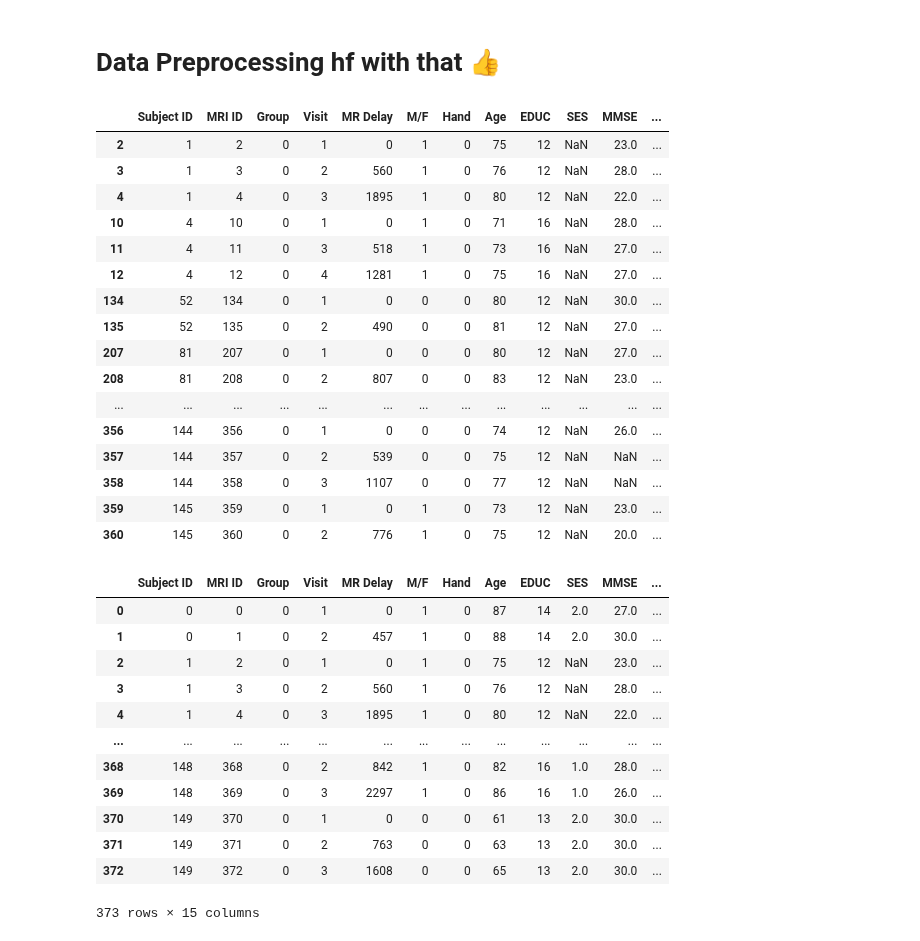
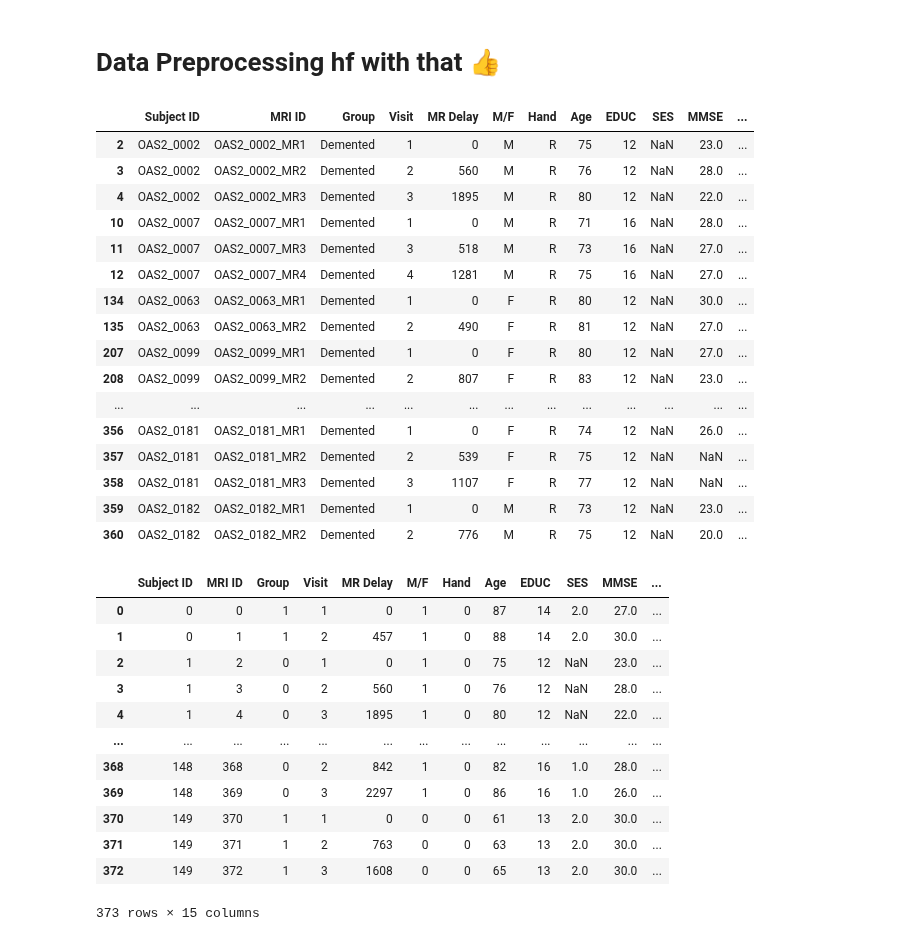
Before and after one commit to AshWz-Uni/CSS2-2025, a Jupyter notebook: datastuff.ipynb, the cells around one changed output. Drawn from its saved outputs; the diff is of its cells as text; code cells hidden in the pictures.

```diff
--- a/datastuff.ipynb
+++ b/datastuff.ipynb
@@ -12,7 +12,6 @@ from sklearn.preprocessing import LabelEncoder
 from sklearn.impute import SimpleImputer
 # %%
 #reading the dataset
-path = Path("oasis_longitudinal_demographics_data.csv")
-df = pd.read_csv(path)
+df = pd.read_csv("https://raw.githubusercontent.com/AshWz-Uni/CSS2-2025/refs/heads/preprocessing/oasis_longitudinal_demographics_data.csv?token=GHSAT0AAAAAADBPJ53TPNGIJR57ZTYG3BA6Z7NA2SA")
 df.head()
 # %% [output]
@@ -175,43 +178,44 @@ plt.show()
 display(df[df.isna().any(axis=1)])
 # %% [output]
 |  | Subject ID | MRI ID | Group | Visit | MR Delay | M/F | Hand | Age | EDUC | SES | MMSE | ... |
-| 2 | 1 | 2 | 0 | 1 | 0 | 1 | 0 | 75 | 12 | NaN | 23.0 | ... |
-| 3 | 1 | 3 | 0 | 2 | 560 | 1 | 0 | 76 | 12 | NaN | 28.0 | ... |
-| 4 | 1 | 4 | 0 | 3 | 1895 | 1 | 0 | 80 | 12 | NaN | 22.0 | ... |
-| 10 | 4 | 10 | 0 | 1 | 0 | 1 | 0 | 71 | 16 | NaN | 28.0 | ... |
-| 11 | 4 | 11 | 0 | 3 | 518 | 1 | 0 | 73 | 16 | NaN | 27.0 | ... |
-| 12 | 4 | 12 | 0 | 4 | 1281 | 1 | 0 | 75 | 16 | NaN | 27.0 | ... |
-| 134 | 52 | 134 | 0 | 1 | 0 | 0 | 0 | 80 | 12 | NaN | 30.0 | ... |
-| 135 | 52 | 135 | 0 | 2 | 490 | 0 | 0 | 81 | 12 | NaN | 27.0 | ... |
-| 207 | 81 | 207 | 0 | 1 | 0 | 0 | 0 | 80 | 12 | NaN | 27.0 | ... |
-| 208 | 81 | 208 | 0 | 2 | 807 | 0 | 0 | 83 | 12 | NaN | 23.0 | ... |
+| 2 | OAS2_0002 | OAS2_0002_MR1 | Demented | 1 | 0 | M | R | 75 | 12 | NaN | 23.0 | ... |
+| 3 | OAS2_0002 | OAS2_0002_MR2 | Demented | 2 | 560 | M | R | 76 | 12 | NaN | 28.0 | ... |
+| 4 | OAS2_0002 | OAS2_0002_MR3 | Demented | 3 | 1895 | M | R | 80 | 12 | NaN | 22.0 | ... |
+| 10 | OAS2_0007 | OAS2_0007_MR1 | Demented | 1 | 0 | M | R | 71 | 16 | NaN | 28.0 | ... |
+| 11 | OAS2_0007 | OAS2_0007_MR3 | Demented | 3 | 518 | M | R | 73 | 16 | NaN | 27.0 | ... |
+| 12 | OAS2_0007 | OAS2_0007_MR4 | Demented | 4 | 1281 | M | R | 75 | 16 | NaN | 27.0 | ... |
+| 134 | OAS2_0063 | OAS2_0063_MR1 | Demented | 1 | 0 | F | R | 80 | 12 | NaN | 30.0 | ... |
+| 135 | OAS2_0063 | OAS2_0063_MR2 | Demented | 2 | 490 | F | R | 81 | 12 | NaN | 27.0 | ... |
+| 207 | OAS2_0099 | OAS2_0099_MR1 | Demented | 1 | 0 | F | R | 80 | 12 | NaN | 27.0 | ... |
+| 208 | OAS2_0099 | OAS2_0099_MR2 | Demented | 2 | 807 | F | R | 83 | 12 | NaN | 23.0 | ... |
 | ... | ... | ... | ... | ... | ... | ... | ... | ... | ... | ... | ... | ... |
-| 356 | 144 | 356 | 0 | 1 | 0 | 0 | 0 | 74 | 12 | NaN | 26.0 | ... |
-| 357 | 144 | 357 | 0 | 2 | 539 | 0 | 0 | 75 | 12 | NaN | NaN | ... |
-| 358 | 144 | 358 | 0 | 3 | 1107 | 0 | 0 | 77 | 12 | NaN | NaN | ... |
-| 359 | 145 | 359 | 0 | 1 | 0 | 1 | 0 | 73 | 12 | NaN | 23.0 | ... |
-| 360 | 145 | 360 | 0 | 2 | 776 | 1 | 0 | 75 | 12 | NaN | 20.0 | ... |
+| 356 | OAS2_0181 | OAS2_0181_MR1 | Demented | 1 | 0 | F | R | 74 | 12 | NaN | 26.0 | ... |
+| 357 | OAS2_0181 | OAS2_0181_MR2 | Demented | 2 | 539 | F | R | 75 | 12 | NaN | NaN | ... |
+| 358 | OAS2_0181 | OAS2_0181_MR3 | Demented | 3 | 1107 | F | R | 77 | 12 | NaN | NaN | ... |
+| 359 | OAS2_0182 | OAS2_0182_MR1 | Demented | 1 | 0 | M | R | 73 | 12 | NaN | 23.0 | ... |
+| 360 | OAS2_0182 | OAS2_0182_MR2 | Demented | 2 | 776 | M | R | 75 | 12 | NaN | 20.0 | ... |
 # %%
 encoder = LabelEncoder()
-imputer = SimpleImputer(strategy="median")
 
+#encoding the necessary values for the correct data types
 df["Group"] = df["Group"].apply(lambda x: 1 if x == 'Nondemented' else 0)
 df["Subject ID"] = encoder.fit_transform(df["Subject ID"])
 df["MRI ID"] = encoder.fit_transform(df["MRI ID"])
 df["M/F"] = encoder.fit_transform(df["M/F"])
 df["Hand"] = encoder.fit_transform(df["Hand"])
+
 display(df)
 # %% [output]
 |  | Subject ID | MRI ID | Group | Visit | MR Delay | M/F | Hand | Age | EDUC | SES | MMSE | ... |
-| 0 | 0 | 0 | 0 | 1 | 0 | 1 | 0 | 87 | 14 | 2.0 | 27.0 | ... |
-| 1 | 0 | 1 | 0 | 2 | 457 | 1 | 0 | 88 | 14 | 2.0 | 30.0 | ... |
+| 0 | 0 | 0 | 1 | 1 | 0 | 1 | 0 | 87 | 14 | 2.0 | 27.0 | ... |
+| 1 | 0 | 1 | 1 | 2 | 457 | 1 | 0 | 88 | 14 | 2.0 | 30.0 | ... |
 | 2 | 1 | 2 | 0 | 1 | 0 | 1 | 0 | 75 | 12 | NaN | 23.0 | ... |
 | 3 | 1 | 3 | 0 | 2 | 560 | 1 | 0 | 76 | 12 | NaN | 28.0 | ... |
 | 4 | 1 | 4 | 0 | 3 | 1895 | 1 | 0 | 80 | 12 | NaN | 22.0 | ... |
 | ... | ... | ... | ... | ... | ... | ... | ... | ... | ... | ... | ... | ... |
 | 368 | 148 | 368 | 0 | 2 | 842 | 1 | 0 | 82 | 16 | 1.0 | 28.0 | ... |
 | 369 | 148 | 369 | 0 | 3 | 2297 | 1 | 0 | 86 | 16 | 1.0 | 26.0 | ... |
-| 370 | 149 | 370 | 0 | 1 | 0 | 0 | 0 | 61 | 13 | 2.0 | 30.0 | ... |
-| 371 | 149 | 371 | 0 | 2 | 763 | 0 | 0 | 63 | 13 | 2.0 | 30.0 | ... |
-| 372 | 149 | 372 | 0 | 3 | 1608 | 0 | 0 | 65 | 13 | 2.0 | 30.0 | ... |
+| 370 | 149 | 370 | 1 | 1 | 0 | 0 | 0 | 61 | 13 | 2.0 | 30.0 | ... |
+| 371 | 149 | 371 | 1 | 2 | 763 | 0 | 0 | 63 | 13 | 2.0 | 30.0 | ... |
+| 372 | 149 | 372 | 1 | 3 | 1608 | 0 | 0 | 65 | 13 | 2.0 | 30.0 | ... |
 373 rows × 15 columns
```
Also changed, not shown: parts of 6 cells of this notebook.
